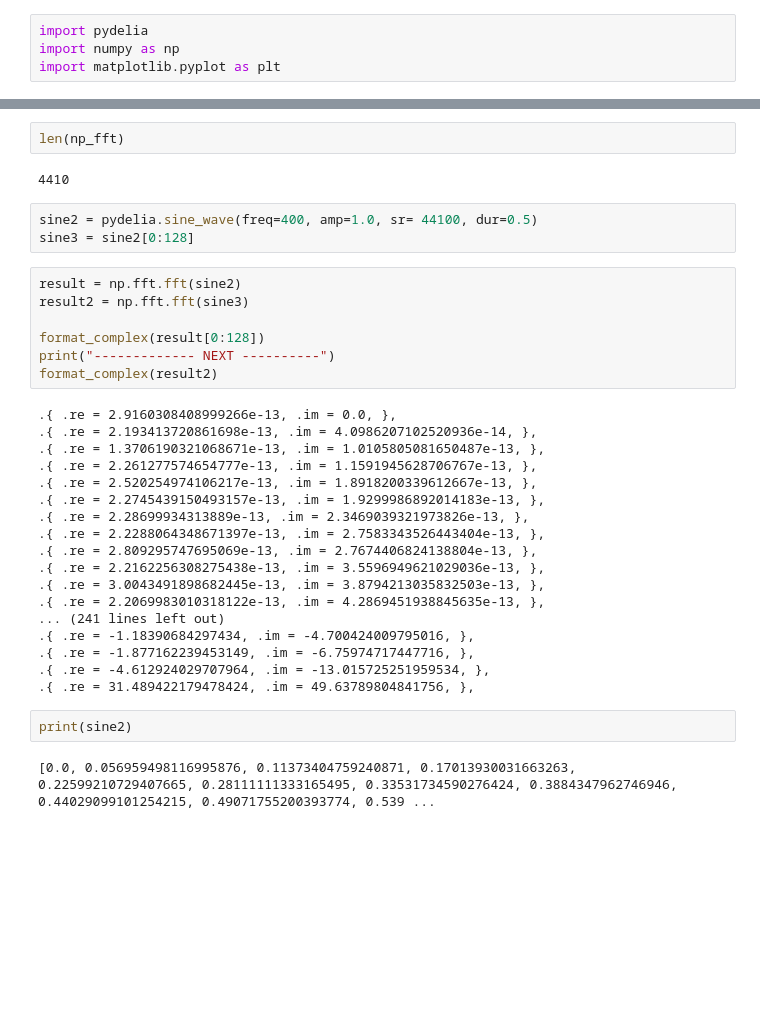
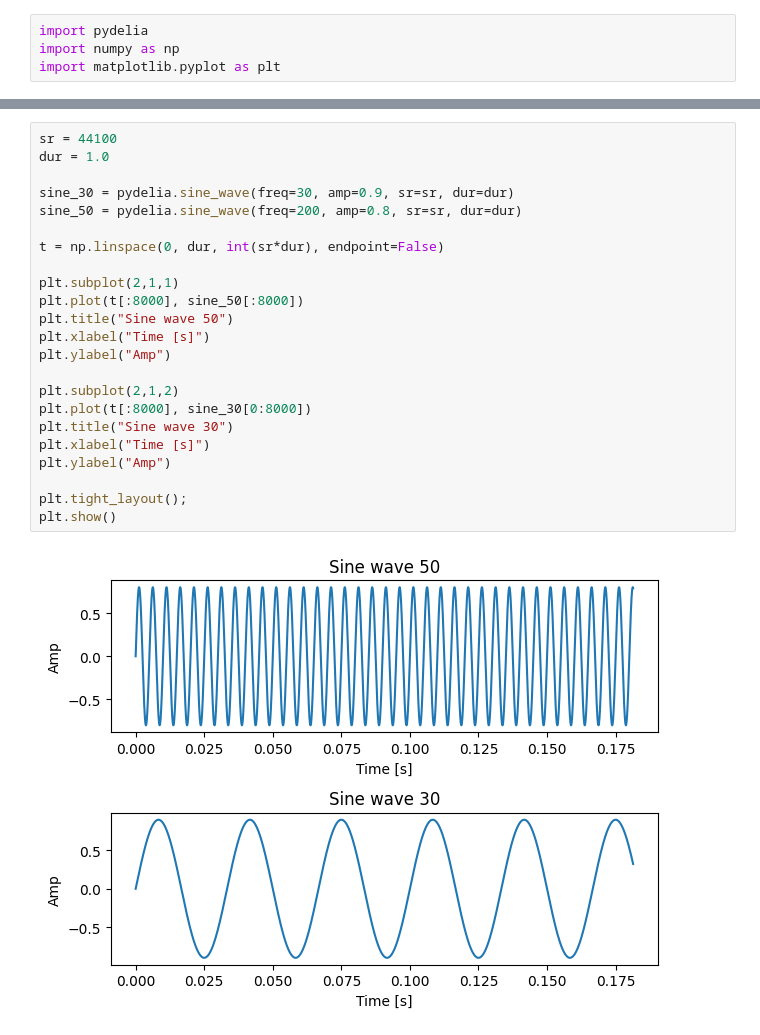
Before and after one commit to Pbotsaris/Delia-audio, a Jupyter notebook: notebooks/delia_basics.ipynb, the cells around one changed output, grey strips where cells are left out. Saved outputs shown, nothing was run; the diff lists cells and outputs as text; blank space fills up the shorter version.

```diff
--- a/notebooks/delia_basics.ipynb
+++ b/notebooks/delia_basics.ipynb
@@ -118,36 +5,25 @@ plt.show()
-# %%
-len(np_fft)
-# %% [output]
-4410
-# %%
-sine2 = pydelia.sine_wave(freq=400, amp=1.0, sr= 44100, dur=0.5)
-sine3 = sine2[0:128]
-# %%
-result = np.fft.fft(sine2)
-result2 = np.fft.fft(sine3)
-
-format_complex(result[0:128])
-print("------------- NEXT ----------")
-format_complex(result2)
-# %% [output]
-.{ .re = 2.9160308408999266e-13, .im = 0.0, },
-.{ .re = 2.193413720861698e-13, .im = 4.0986207102520936e-14, },
-.{ .re = 1.3706190321068671e-13, .im = 1.0105805081650487e-13, },
-.{ .re = 2.261277574654777e-13, .im = 1.1591945628706767e-13, },
-.{ .re = 2.520254974106217e-13, .im = 1.8918200339612667e-13, },
-.{ .re = 2.2745439150493157e-13, .im = 1.9299986892014183e-13, },
-.{ .re = 2.28699934313889e-13, .im = 2.3469039321973826e-13, },
-.{ .re = 2.2288064348671397e-13, .im = 2.7583343526443404e-13, },
-.{ .re = 2.809295747695069e-13, .im = 2.7674406824138804e-13, },
-.{ .re = 2.2162256308275438e-13, .im = 3.5596949621029036e-13, },
-.{ .re = 3.0043491898682445e-13, .im = 3.8794213035832503e-13, },
-.{ .re = 2.2069983010318122e-13, .im = 4.2869451938845635e-13, },
-... (241 lines left out)
-.{ .re = -1.18390684297434, .im = -4.700424009795016, },
-.{ .re = -1.877162239453149, .im = -6.75974717447716, },
-.{ .re = -4.612924029707964, .im = -13.015725251959534, },
-.{ .re = 31.489422179478424, .im = 49.63789804841756, },
-# %%
-print(sine2)
-# %% [output]
-[0.0, 0.056959498116995876, 0.11373404759240871, 0.17013930031663263, 0.22599210729407665, 0.28111111333165495, 0.33531734590276424, 0.3884347962746946, 0.44029099101254215, 0.49071755200393774, 0.539 ...
+# %%
+sr = 44100
+dur = 1.0
+
+sine_30 = pydelia.sine_wave(freq=30, amp=0.9, sr=sr, dur=dur)
+sine_50 = pydelia.sine_wave(freq=200, amp=0.8, sr=sr, dur=dur)
+
+t = np.linspace(0, dur, int(sr*dur), endpoint=False)
+
+plt.subplot(2,1,1)
+plt.plot(t[:8000], sine_50[:8000])
+plt.title("Sine wave 50")
+plt.xlabel("Time [s]")
+plt.ylabel("Amp")
+
+plt.subplot(2,1,2)
+plt.plot(t[:8000], sine_30[0:8000])
+plt.title("Sine wave 30")
+plt.xlabel("Time [s]")
+plt.ylabel("Amp")
+
+plt.tight_layout();
+plt.show()
+# %% [output]
+[figure, added]
```
Also changed, not shown: parts of 13 cells of this notebook, 10 other files.
